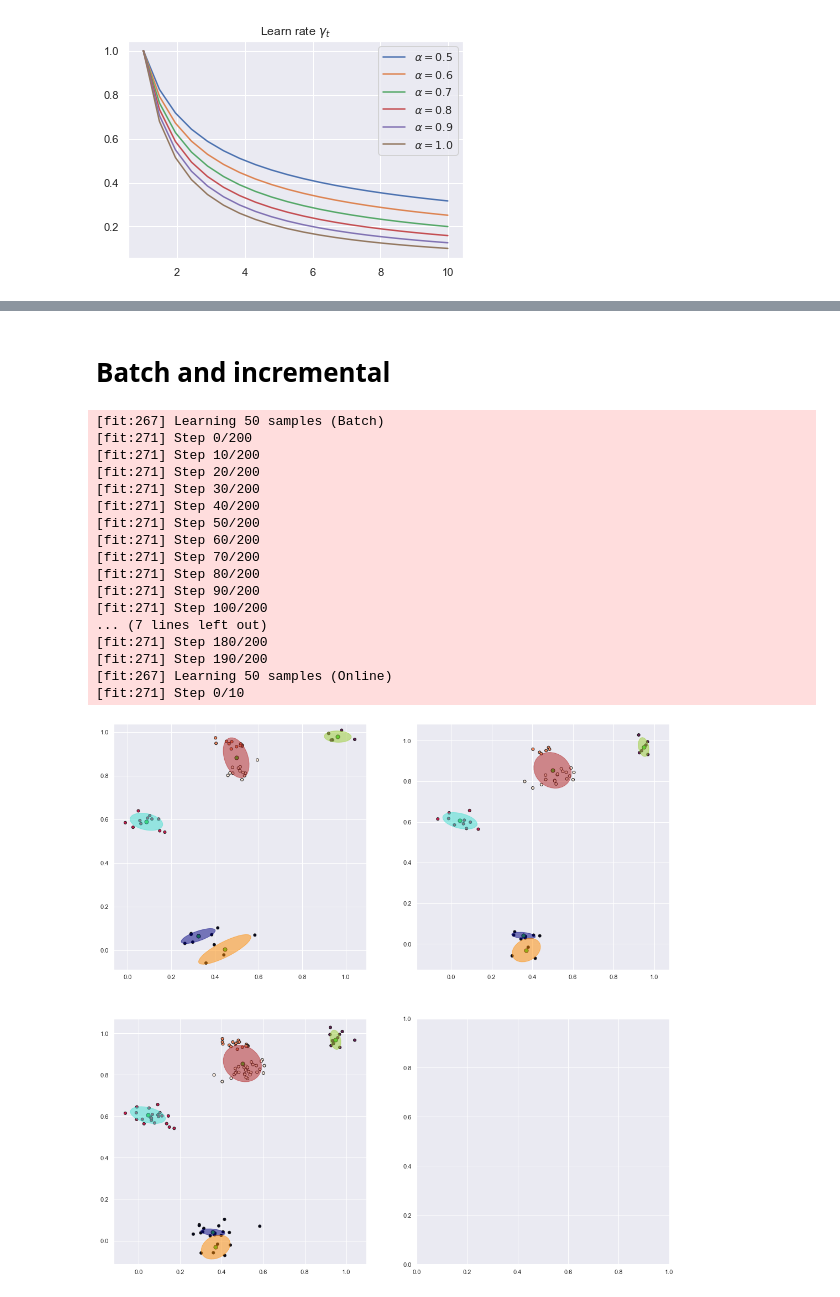
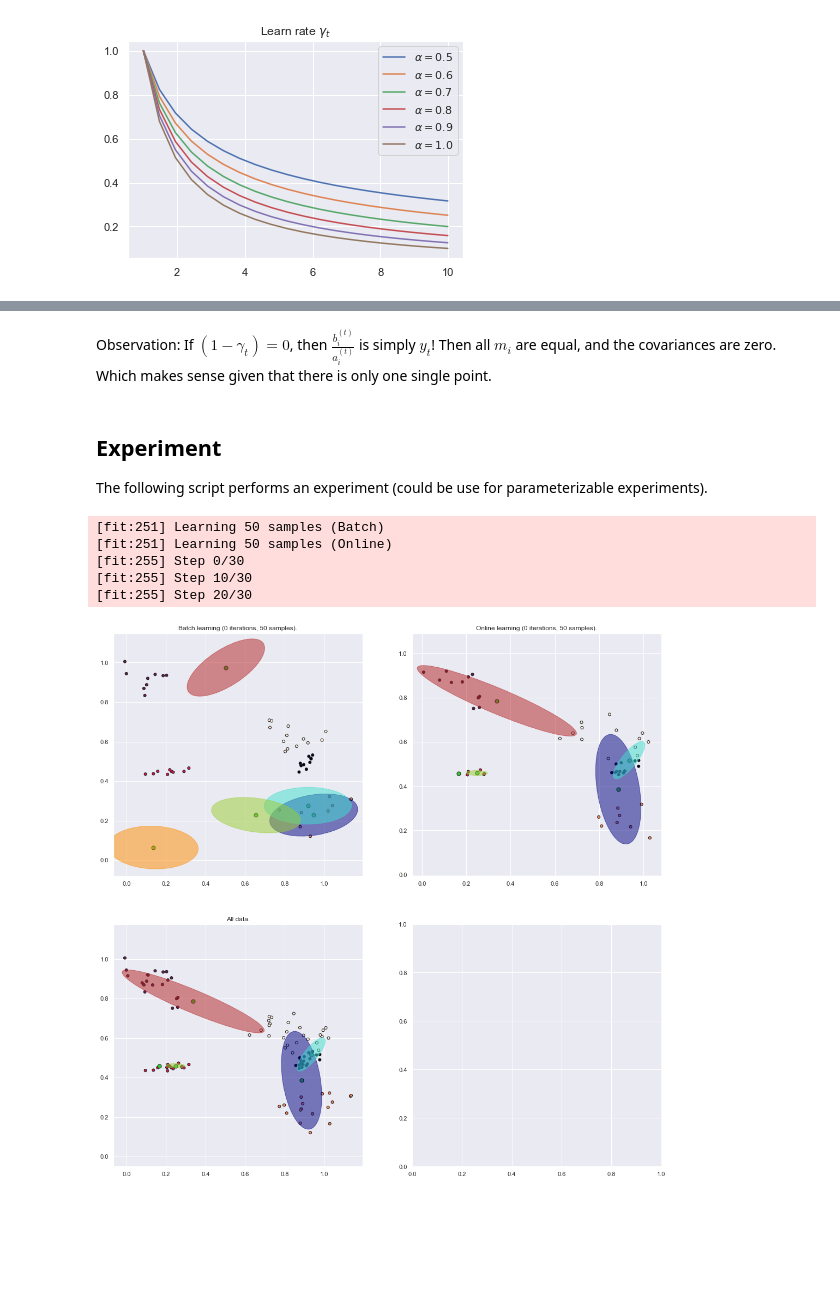
Before and after one commit to yasamansamiee/aiml_troubleshooting, a Jupyter notebook: doc/source/2-finite_online.ipynb, the cells around one changed output, grey strips where cells are left out. Saved outputs shown, nothing was run; the diff lists cells and outputs as text; code cells hidden in the pictures; blank space fills up the shorter version.

```diff
--- a/doc/source/2-finite_online.ipynb
+++ b/doc/source/2-finite_online.ipynb
@@ -63,3 +125,10 @@ plt.title('Learn rate $\\gamma_t$')
 # %% [output]
 Text(0.5, 1.0, 'Learn rate $\\gamma_t$')
 [figure]
+# %%
+from kuberspatiotemporal.tools import make_gmm
+
+n_clusters=5
+X,_, y,_ = make_gmm(100, n_clusters=n_clusters)
+plt.scatter(X[:, 0], X[:, 1], marker='o', c=y,
+            s=25, edgecolor='k')
@@ -99,6 +172,33 @@ def check_singular(x, tol = 1/sys.float_info.epsilon):
 def repr_list_ndarray(x: np.ndarray) -> str:
     return f"`list of length {len(x)}, elements of shape {np.asarray(x).shape[1:]}`"
 
+def make_ellipses(gmm: 'GaussianMixtureModel', ax):
+    """Shamelessly stolen from
+    https://scikit-learn.org/stable/auto_examples/mixture/plot_gmm_covariances.html"""
+
+    colors = ['navy', 'turquoise', 'darkorange','firebrick',
+              'yellowgreen', 'mediumorchid','slateblue',
+              'darkcyan','gold','mediumpurple','navajowhite']
+
+    for n, color in enumerate(colors):
+
+        if n==gmm.n_components:
+            break
+
+        covariances = gmm.covs[n]
+
+
+        v, w = np.linalg.eigh(covariances)
+        u = w[0] / np.linalg.norm(w[0])
+        angle = np.arctan2(u[1], u[0])
+        angle = 180 * angle / np.pi  # convert to degrees
+        v = 2. * np.sqrt(2.) * np.sqrt(v)
+        ell = mpl.patches.Ellipse(gmm.means[n], v[0], v[1],
+                                  180 + angle, color=color)
+        ell.set_clip_box(ax.bbox)
+        ell.set_alpha(0.5)
+        ax.add_artist(ell)
+        ax.set_aspect('equal', 'datalim')
 
 ##################
 # dpm.py
@@ -310,5 +402,9 @@ class GaussianMixtureModel:
-# %% [markdown]
-# Batch and incremental
+# %% [markdown]
+Observation: If $(1-\gamma_t) = 0$, then $\frac{b_i^{(t)}}{a_i^{(t)}}$ is simply $y_t$! Then all $m_i$ are equal, and the covariances are zero. Which makes sense given that there is only one single point.
+# %% [markdown]
+## Experiment
+
+The following script performs an experiment (could be use for parameterizable experiments).
 # %%
 def run_experiment(counter: int, batch_iterations=200, online_iterations=30):
     gmm = GaussianMixtureModel(n_clusters, n_dim=2,start_maximimization=10)
@@ -365,23 +461,11 @@ def run_experiment(counter: int, batch_iterations=200, online_iterations=30):
                 s=50, edgecolor='k')
     ax3.set_title(f"All data.")
 # %%
-run_experiment(50)
+run_experiment(50, batch_iterations=0)
 # %% [output]
-[fit:267] Learning 50 samples (Batch)
-[fit:271] Step 0/200
-[fit:271] Step 10/200
-[fit:271] Step 20/200
-[fit:271] Step 30/200
-[fit:271] Step 40/200
-[fit:271] Step 50/200
-[fit:271] Step 60/200
-[fit:271] Step 70/200
-[fit:271] Step 80/200
-[fit:271] Step 90/200
-[fit:271] Step 100/200
-... (7 lines left out)
-[fit:271] Step 180/200
-[fit:271] Step 190/200
-[fit:267] Learning 50 samples (Online)
-[fit:271] Step 0/10
+[fit:251] Learning 50 samples (Batch)
+[fit:251] Learning 50 samples (Online)
+[fit:255] Step 0/30
+[fit:255] Step 10/30
+[fit:255] Step 20/30
-[figure, old version]
+[figure, new version]
```
Also changed, not shown: parts of 11 cells of this notebook, 8 other files.
